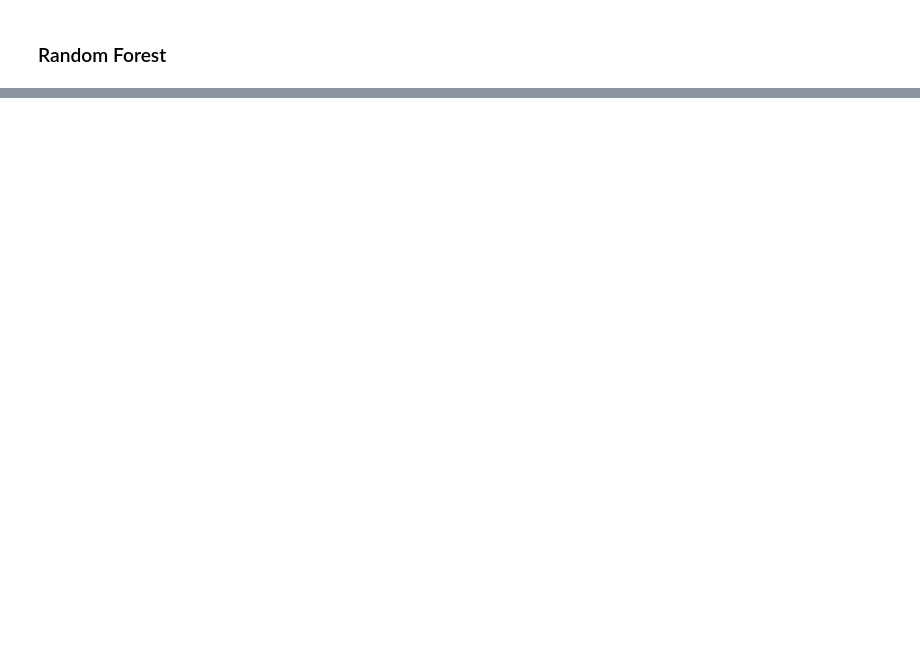
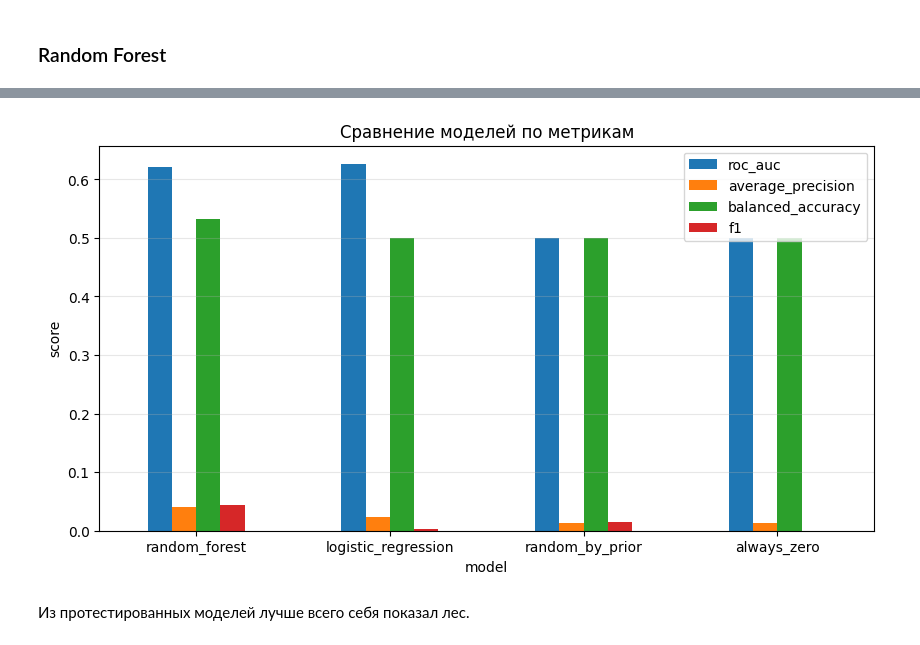
Before and after one commit to medlopi/ml-project-adaai_VK_predict_hackathon, a Jupyter notebook: notebooks/baseline.ipynb, the cells around one changed output, grey strips where cells are left out. Cells and saved outputs as stored; diff of their text form; code cells hidden in the pictures; blank space fills up the shorter version.

```diff
--- a/notebooks/baseline.ipynb
+++ b/notebooks/baseline.ipynb
@@ -358,0 +462,17 @@ f1: 0.09305993690851735
+# %%
+metrics_to_plot = ["roc_auc", "average_precision", "balanced_accuracy", "f1"]
+
+results_df.set_index("model")[metrics_to_plot].plot(
+    kind="bar",
+    figsize=(10, 5),
+    rot=0,
+    title="Сравнение моделей по метрикам"
+)
+
+plt.ylabel("score")
+plt.grid(axis="y", alpha=0.3)
+plt.show()
+# %% [output]
+[figure, added]
+# %% [markdown]
+Из протестированных моделей лучше всего себя показал лес.
```
Also changed, not shown: parts of 35 cells of this notebook.
